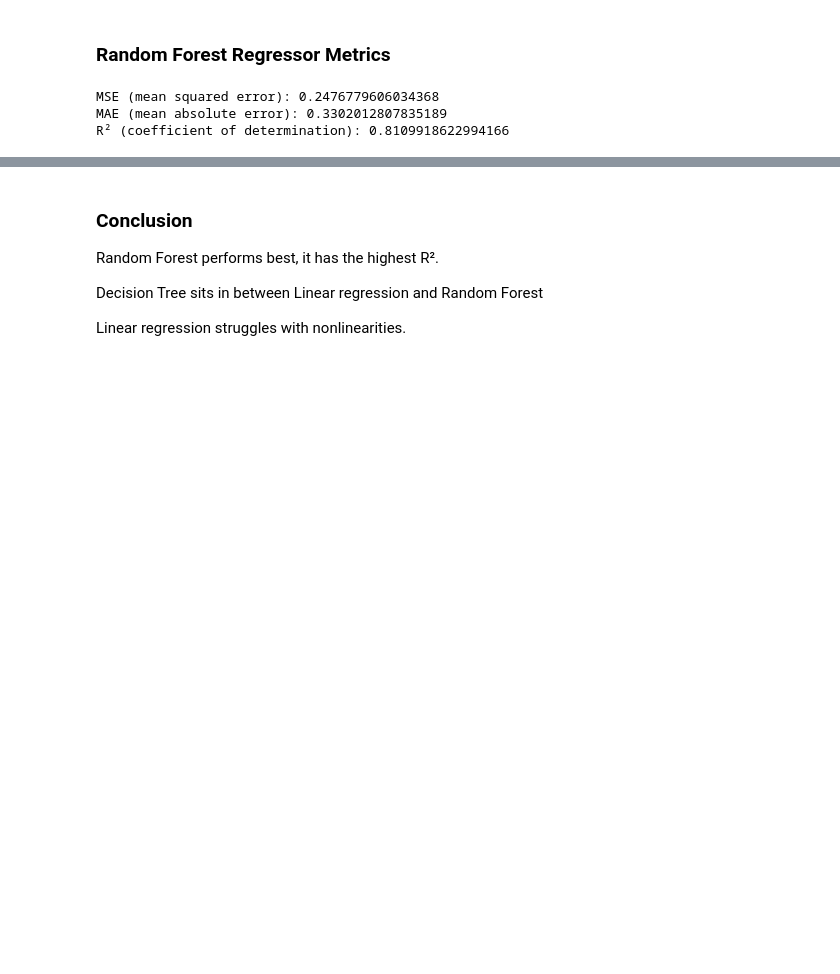
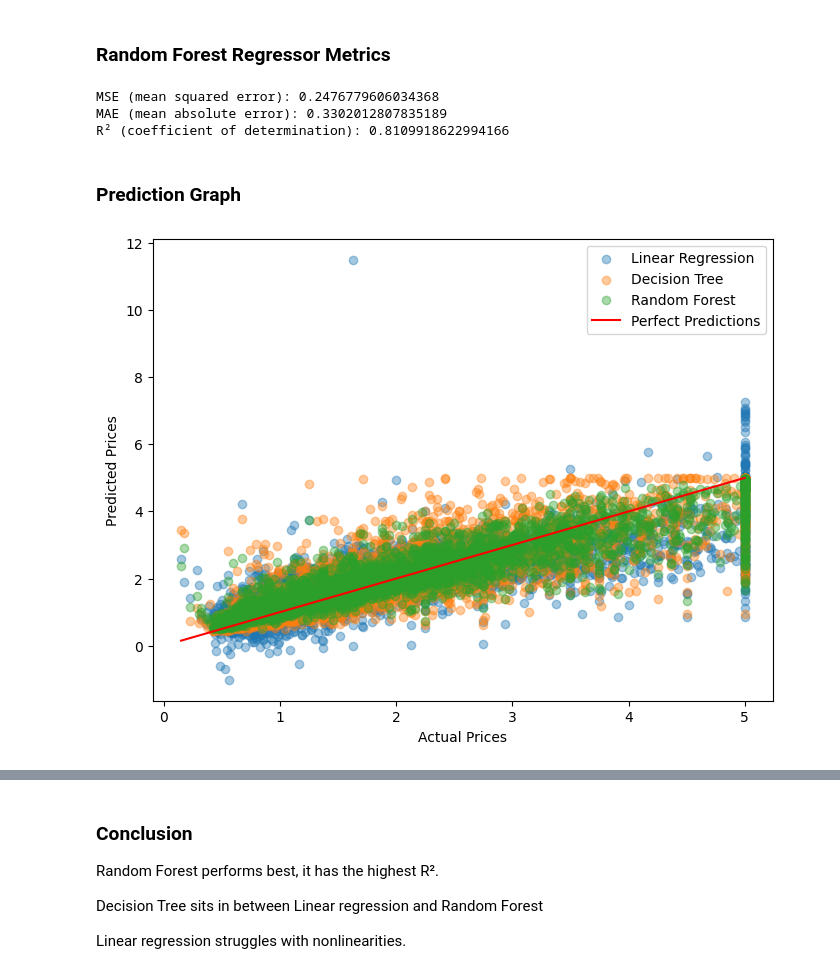
Before and after one commit to A0X0P/Project_RCV, a Jupyter notebook: structured_data/housing_price_regressor.ipynb, the cells around one changed output, grey strips where cells are left out. Saved outputs shown, nothing was run; the diff lists cells and outputs as text; code cells hidden in the pictures; blank space fills up the shorter version.

Commit message:
Added prediction graph to housing_price_regressor and made some name changes to convolutional_neural_network jupyter file

```diff
--- a/structured_data/housing_price_regressor.ipynb
+++ b/structured_data/housing_price_regressor.ipynb
@@ -277,3 +277,25 @@ print("R² (coefficient of determination):", forest_r2)
 MSE (mean squared error): 0.2476779606034368
 MAE (mean absolute error): 0.3302012807835189
 R² (coefficient of determination): 0.8109918622994166
+# %% [markdown]
+### Prediction Graph
+# %%
+plt.figure(figsize=(8,6))
+
+plt.scatter(y_test, lin_reg_y_pred , alpha=0.4, label="Linear Regression")
+plt.scatter(y_test, tree_y_pred, alpha=0.4, label="Decision Tree")
+plt.scatter(y_test, forest_y_pred, alpha=0.4, label="Random Forest")
+
+min_val = min(y_test)
+max_val = max(y_test)
+
+plt.plot([min_val, max_val], [min_val, max_val], linestyle="-", color="red", label="Perfect Predictions")
+
+plt.xlabel("Actual Prices")
+plt.ylabel("Predicted Prices")
+
+plt.legend()
+
+plt.show()
+# %% [output]
+[figure, added]
```
Also changed, not shown: parts of 1 cell of this notebook, 1 other file.
